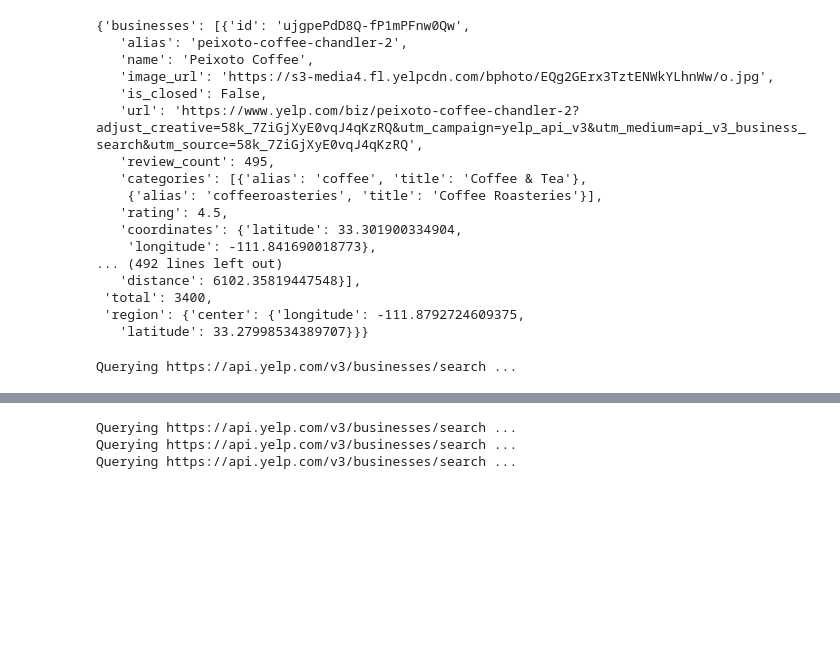
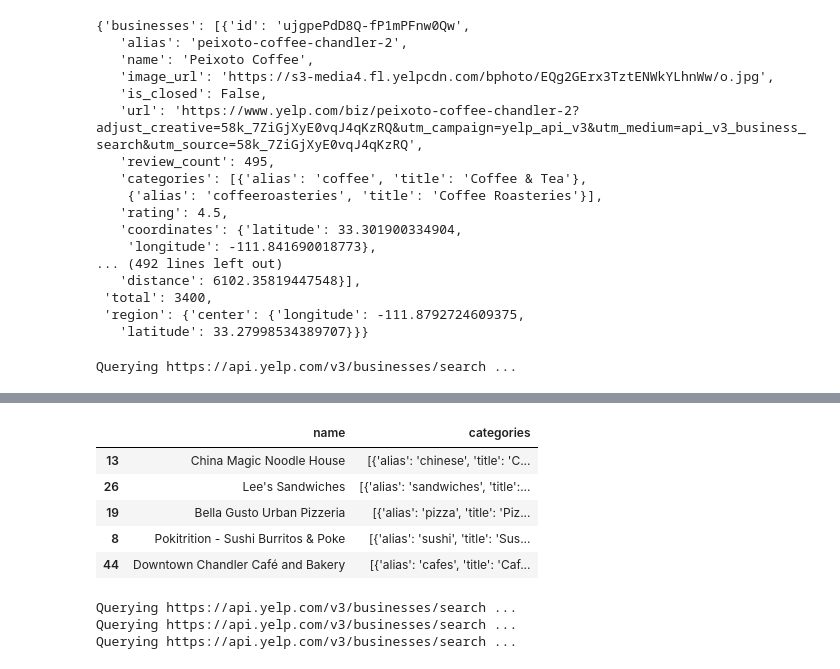
Before and after one commit to ShijunW/Galvanize-DSI-Capstone, a Jupyter notebook: yelp-api.ipynb, the cells around one changed output, grey strips where cells are left out. Saved outputs shown, nothing was run; the diff lists cells and outputs as text; code cells hidden in the pictures; blank space fills up the shorter version.

```diff
--- a/yelp-api.ipynb
+++ b/yelp-api.ipynb
@@ -106,0 +100,5 @@ tt
+# %%
+url_params = {'categories': "hotdogs",
+              'location': 'Chandler',
+              'limit': 50
+             }
@@ -107,3 +119,16 @@ tt
+# %%
+# pandas reset_option to default
+pd.reset_option('display.max_colwidth')
+# %%
+df = pd.DataFrame(tt['businesses'])
+df[['name','categories']].sample(5)
+# %% [output]
+|  | name | categories |
+| 13 | China Magic Noodle House | [{'alias': 'chinese', 'title': 'C... |
+| 26 | Lee's Sandwiches | [{'alias': 'sandwiches', 'title':... |
+| 19 | Bella Gusto Urban Pizzeria | [{'alias': 'pizza', 'title': 'Piz... |
+| 8 | Pokitrition - Sushi Burritos & Poke | [{'alias': 'sushi', 'title': 'Sus... |
+| 44 | Downtown Chandler Café and Bakery | [{'alias': 'cafes', 'title': 'Caf... |
 # %%
 search_offset = 0
 search_limit = 50
```
Also changed, not shown: parts of 6 cells of this notebook, 3 other files.
